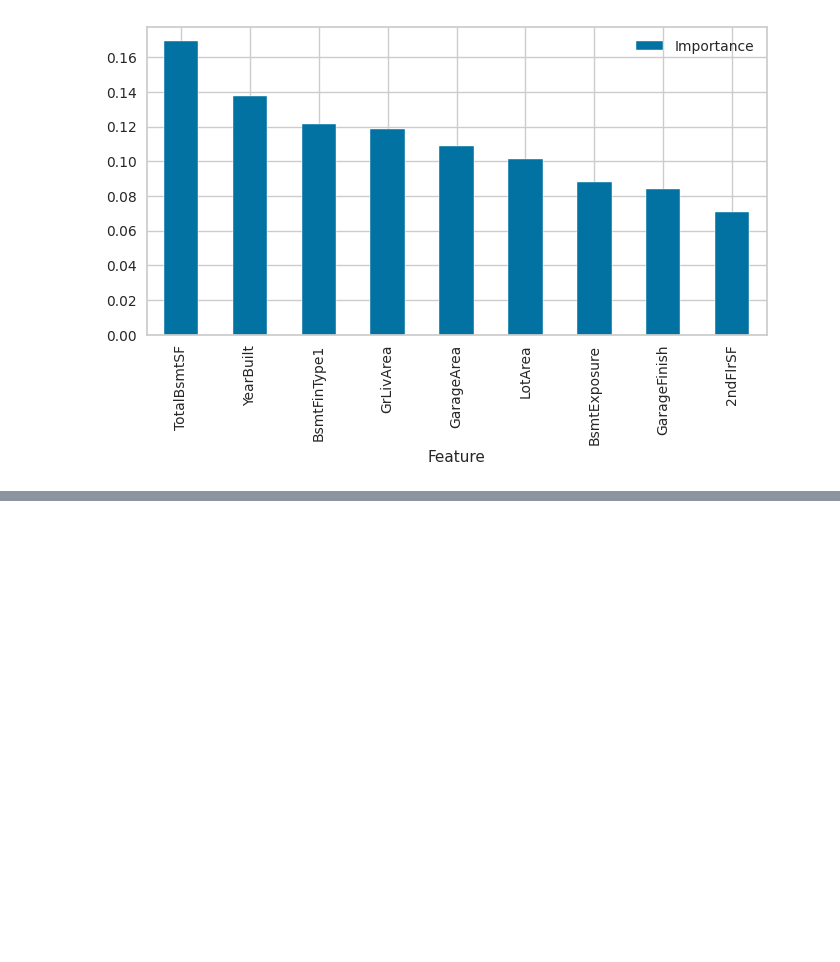
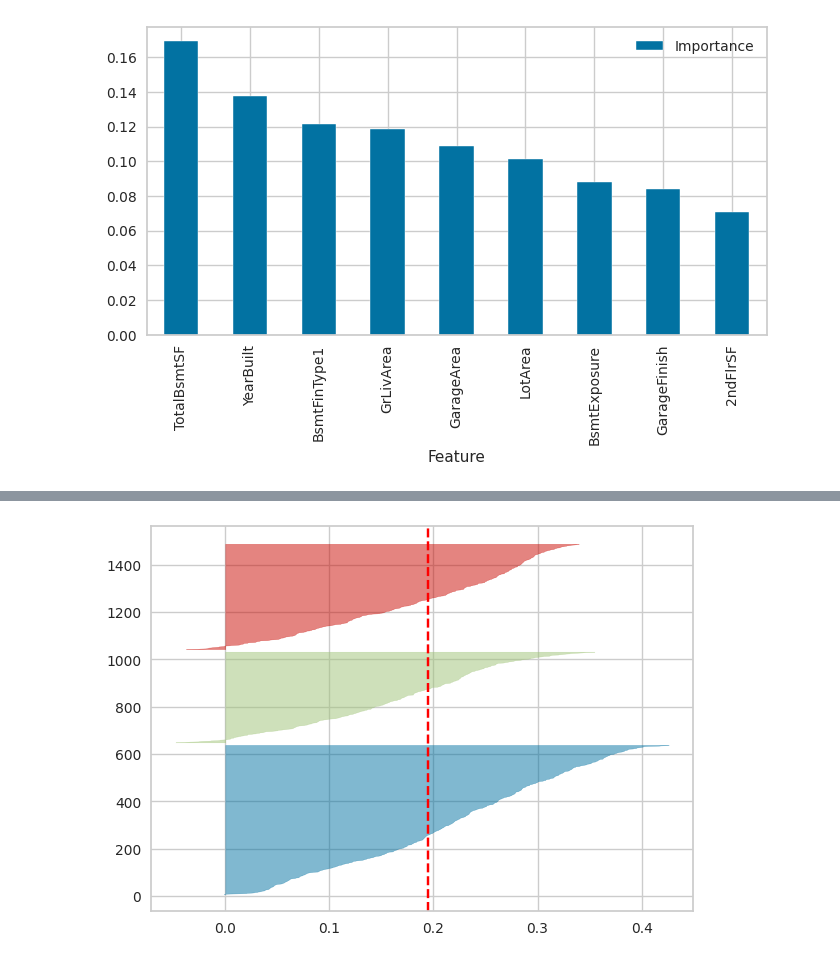
Before and after one commit to simonepietraroia/House-Sales, a Jupyter notebook: jupyter_notebooks/6 - Scatter plot.ipynb, the cells around one changed output, grey strips where cells are left out. Saved outputs shown, nothing was run; the diff lists cells and outputs as text; code cells hidden in the pictures; blank space fills up the shorter version.

```diff
--- a/jupyter_notebooks/6 - Scatter plot.ipynb
+++ b/jupyter_notebooks/6 - Scatter plot.ipynb
@@ -974,0 +990,5 @@ plt.show()
+# %%
+visualizer = SilhouetteVisualizer(Pipeline(pipeline_cluster.steps[-1:])[0] , colors='yellowbrick')
+visualizer.fit(df_analysis)
+visualizer.show()
+plt.show()
@@ -974,0 +997,8 @@ plt.show()
+# %%
+fig, axes = plt.subplots(figsize=(7,5))
+fig = SilhouetteVisualizer(Pipeline(pipeline_cluster.steps[-1:])[0] , colors='yellowbrick', ax=axes)
+fig.fit(df_analysis)
+
+plt.savefig(f"{file_path}/clusters_silhouette.png", bbox_inches='tight',dpi=150)
+# %% [output]
+[figure, added]
```
Also changed, not shown: parts of 4 cells of this notebook, 8 other files.
